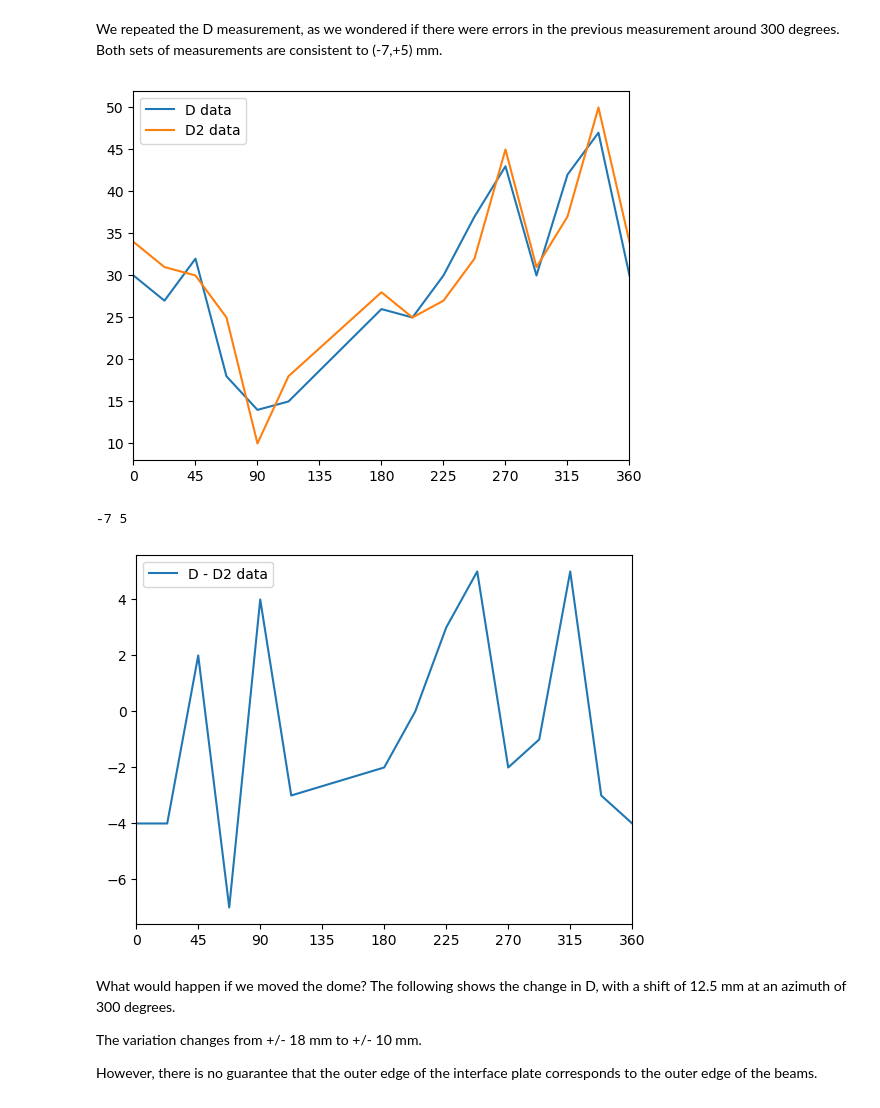
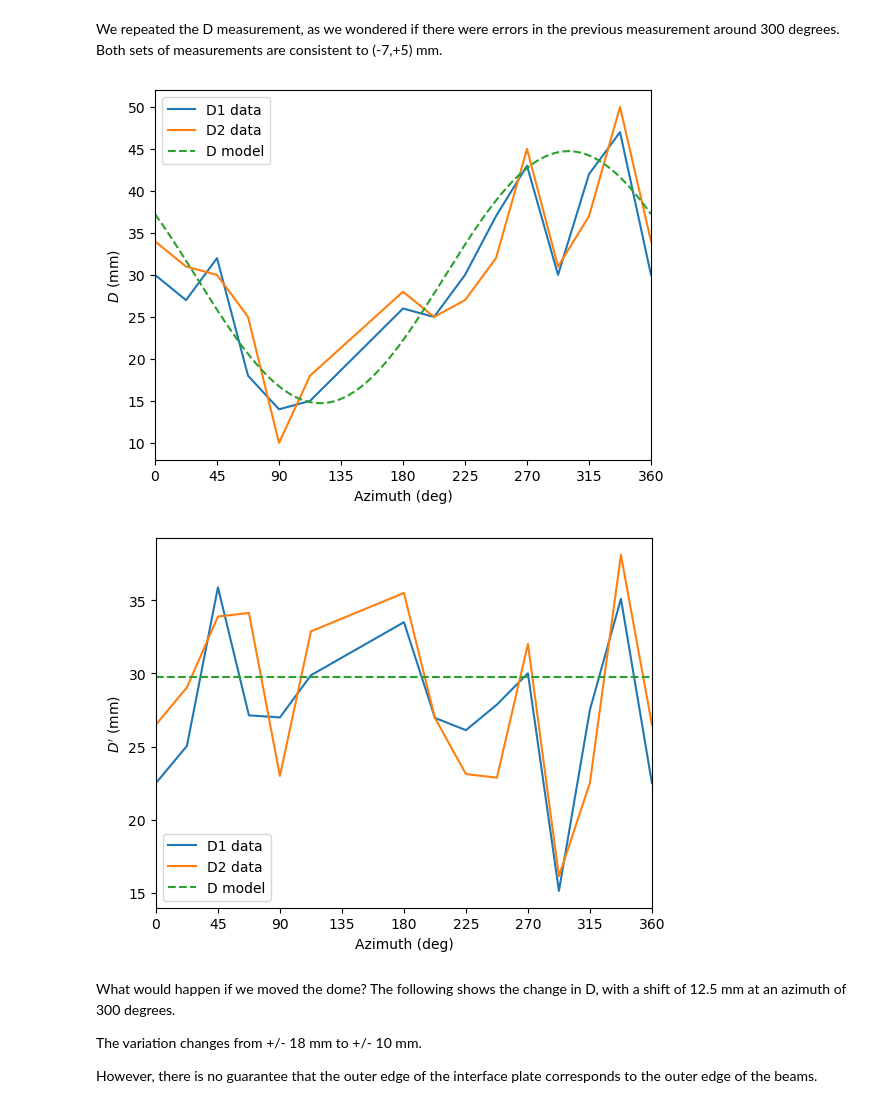
Before and after one commit to unam-transients/colibri, a Jupyter notebook: dome/2025-12 Metrology/2025-12 Metrology.ipynb, the cells around one changed output. Cells and saved outputs as stored; diff of their text form; code cells hidden in the pictures.

```diff
--- a/dome/2025-12 Metrology/2025-12 Metrology.ipynb
+++ b/dome/2025-12 Metrology/2025-12 Metrology.ipynb
@@ -44,15 +44,18 @@ This plot is consistent with a circular dome (with an error in radios of +/- 5 m
 # %% [markdown]
 D is the distance between the outer surface of the beams and the inner surface of the dome. It is measured every 1/16 of a rotation, but we are not able to measure it over the entrance doors, so two points are missing.
 # %%
-D = np.array([30, 27, 32, 18, 14, 15, 26, 25, 30, 37, 43, 30, 42, 47, 30])
-thetaD = np.array([0, 1, 2, 3, 4, 5, 8, 9, 10, 11, 12, 13, 14, 15, 16]) * 360 / 16
+D1 = np.array([30, 27, 32, 18, 14, 15, 26, 25, 30, 37, 43, 30, 42, 47, 30])
+thetaD1 = np.array([0, 1, 2, 3, 4, 5, 8, 9, 10, 11, 12, 13, 14, 15, 16]) * 360 / 16
 
 
-plt.plot(thetaD, D - np.mean(D), color="C0", label="D data")
+plt.plot(thetaD1, D1, color="C0", label="D1 data")
 
-plt.plot(theta, 15 * np.cos(np.radians(theta - 300)), color="C0", linestyle="dashed", label="D model")
+plt.plot(theta, 15 * np.cos(np.radians(theta - 300)) + np.mean(D1), color="C0", linestyle="dashed", label="D model")
 plt.legend()
 plt.xlim(0,360)
 plt.xticks(xticks)
+plt.ylabel("$D$ (mm)")
+plt.xlabel("Azimuth (deg)")
+plt.savefig("plot-D1.pdf")
 plt.show()
 # %% [output]
@@ -88,25 +91,35 @@ We repeated the D measurement, as we wondered if there were errors in the previo
 # %%
 D2 = [ 34, 31, 30, 25, 10, 18, 28, 25, 27, 32, 45, 31, 37, 50, 34]
 
-plt.plot(thetaD, D, color="C0", label="D data")
+
+Dmodel = 15 * np.cos(np.radians(theta - 300)) + np.mean(D1)
+
+plt.plot(thetaD, D1, color="C0", label="D1 data")
 plt.plot(thetaD, D2, color="C1", label="D2 data")
+plt.plot(theta, Dmodel, color="C2", linestyle="dashed", label="D model")
 plt.legend()
 plt.xlim(0,360)
 plt.xticks(xticks)
+plt.ylabel("$D$ (mm)")
+plt.xlabel("Azimuth (deg)")
+plt.savefig("plot-D.pdf")
 plt.show()
 
-plt.plot(thetaD, D - D2, color="C0", label="D - D2 data")
-print(np.min(D - D2), np.max(D - D2))
+Dmodel = 15 * np.cos(np.radians(thetaD - 300))
+
+plt.plot(thetaD, D1 - Dmodel, color="C0", label="D1 data")
+plt.plot(thetaD, D2 - Dmodel, color="C1", label="D2 data")
+plt.axhline(np.mean(D1), color="C2", linestyle="dashed", label="D model")
 plt.legend()
 plt.xlim(0,360)
 plt.xticks(xticks)
+plt.ylabel(r"$D'$ (mm)")
+plt.xlabel("Azimuth (deg)")
+plt.savefig("plot-D-prime.pdf")
 plt.show()
-
-Dmean = 0.5 * (D + D2)
 # %% [output]
-[figure, old version]
+[figure, new version]
--7 5
-[figure, old version]
+[figure, new version]
 # %% [markdown]
 What would happen if we moved the dome? The following shows the change in D, with a shift of 12.5 mm at an azimuth of 300 degrees.
 
```
Also changed, not shown: parts of 3 cells of this notebook, 12 other files.
